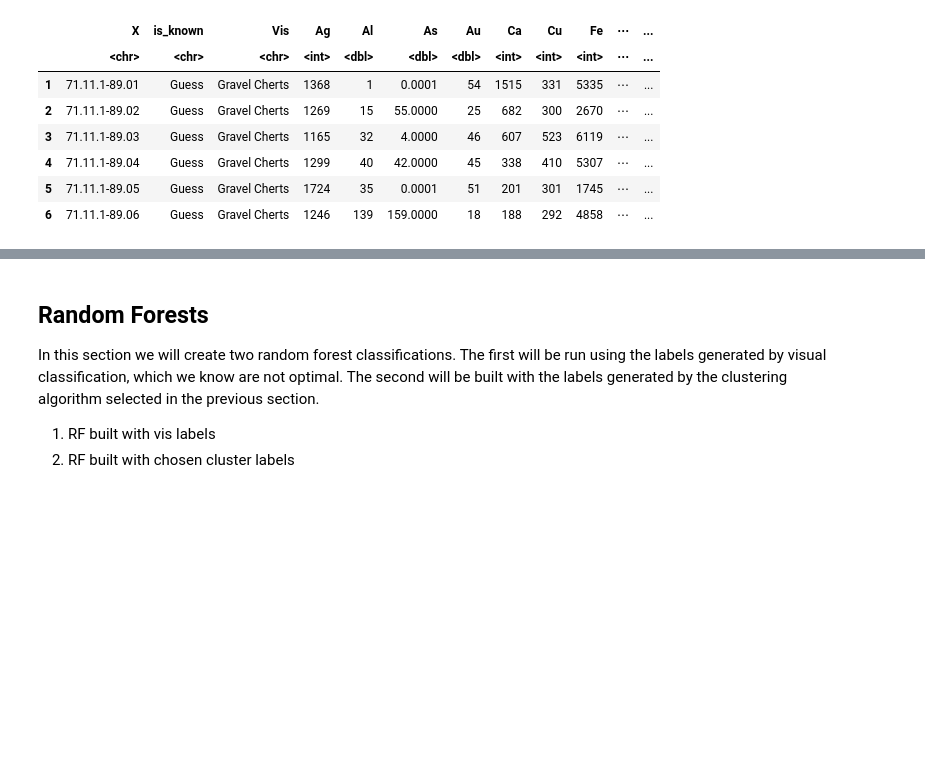
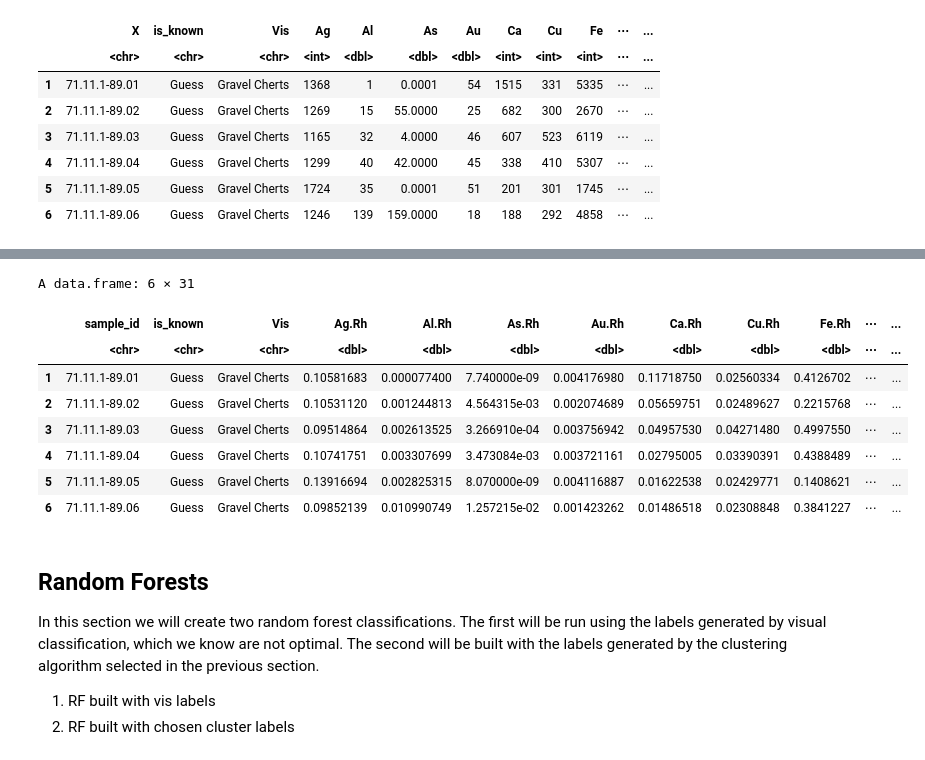
Before and after one commit to brandireger/Lithic_classification, a Jupyter notebook: Lithic_classification.ipynb, the cells around one changed output, grey strips where cells are left out. Drawn from its saved outputs; the diff is of its cells as text; code cells hidden in the pictures; blank space fills up the shorter version.

```diff
--- a/Lithic_classification.ipynb
+++ b/Lithic_classification.ipynb
@@ -2361,3 +218,31 @@ A data.frame: 60 × 3
+# %%
+# Change the labels from Group_n to the appropriate label
+# known samples retain their labels, guesses get the new labels from the clustering method
+# excepting the El Sauz CHert labels, because those are not actually guesses, we know them to be ESC because of their characteristics
+
+train_df$gmm_label[train_df$is_known == "Known" & train_df$Vis == "El Sauz Chert"] <- "ESC"
+train_df$gmm_label[train_df$is_known == "Known" & train_df$Vis == "Oman Chert"] <- "Oman"
+train_df$gmm_label[train_df$is_known == "Known" & train_df$Vis == "Edwards Plateau Chert"] <- "EPC"
+train_df$gmm_label[train_df$is_known == "Known" & train_df$Vis == "Knife River Flint"] <- "KRF"
+train_df$gmm_label[train_df$is_known == "Known" & train_df$Vis == "Alibates"] <- "Alibates"
+train_df$gmm_label[train_df$is_known == "Guess" & train_df$Vis == "El Sauz Chert"] <- "ESC"
+train_df$gmm_label[train_df$is_known == "Guess" & train_df$gmm_label == "Group_1"] <- "Chert_2"
+train_df$gmm_label[train_df$is_known == "Guess" & train_df$gmm_label == "Group_2"] <- "Chert_1"
+train_df$gmm_label[train_df$is_known == "Guess" & train_df$gmm_label == "Group_3"] <- "Igneous"
+train_df$gmm_label[train_df$is_known == "Guess" & train_df$gmm_label == "Group_4"] <- "ESC"
+train_df$gmm_label[train_df$is_known == "Guess" & train_df$gmm_label == "Group_5"] <- "Chert_3"
+
+head(train_df)
+# %% [output]
+A data.frame: 6 × 31
+|  | sample_id | is_known | Vis | Ag.Rh | Al.Rh | As.Rh | Au.Rh | Ca.Rh | Cu.Rh | Fe.Rh | ⋯ | ... |
+|  | <chr> | <chr> | <chr> | <dbl> | <dbl> | <dbl> | <dbl> | <dbl> | <dbl> | <dbl> | ⋯ | ... |
+| 1 | 71.11.1-89.01 | Guess | Gravel Cherts | 0.10581683 | 0.000077400 | 7.740000e-09 | 0.004176980 | 0.11718750 | 0.02560334 | 0.4126702 | ⋯ | ... |
+| 2 | 71.11.1-89.02 | Guess | Gravel Cherts | 0.10531120 | 0.001244813 | 4.564315e-03 | 0.002074689 | 0.05659751 | 0.02489627 | 0.2215768 | ⋯ | ... |
+| 3 | 71.11.1-89.03 | Guess | Gravel Cherts | 0.09514864 | 0.002613525 | 3.266910e-04 | 0.003756942 | 0.04957530 | 0.04271480 | 0.4997550 | ⋯ | ... |
+| 4 | 71.11.1-89.04 | Guess | Gravel Cherts | 0.10741751 | 0.003307699 | 3.473084e-03 | 0.003721161 | 0.02795005 | 0.03390391 | 0.4388489 | ⋯ | ... |
+| 5 | 71.11.1-89.05 | Guess | Gravel Cherts | 0.13916694 | 0.002825315 | 8.070000e-09 | 0.004116887 | 0.01622538 | 0.02429771 | 0.1408621 | ⋯ | ... |
+| 6 | 71.11.1-89.06 | Guess | Gravel Cherts | 0.09852139 | 0.010990749 | 1.257215e-02 | 0.001423262 | 0.01486518 | 0.02308848 | 0.3841227 | ⋯ | ... |
 # %% [markdown]
 ## Random Forests
 
```
Also changed, not shown: parts of 109 cells of this notebook, 2 other files.
